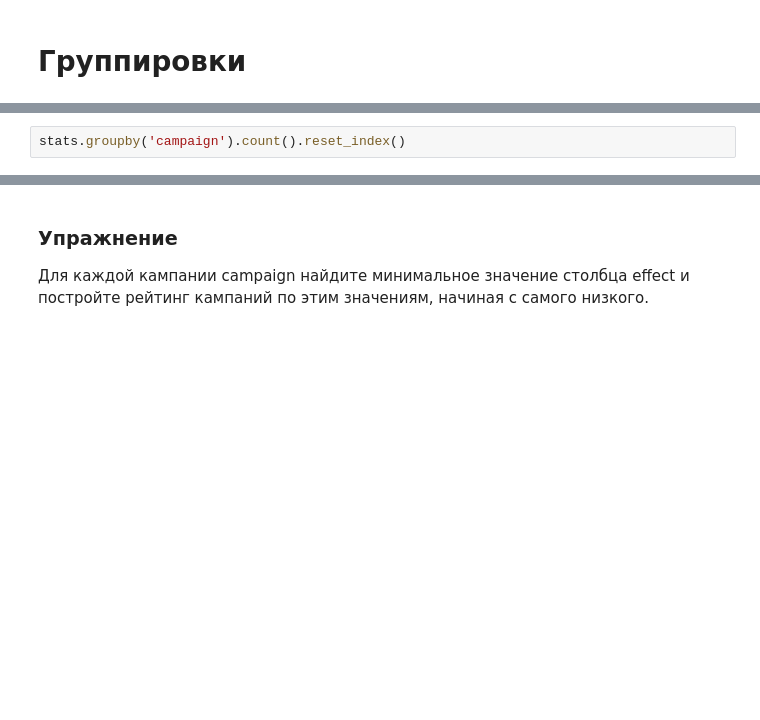
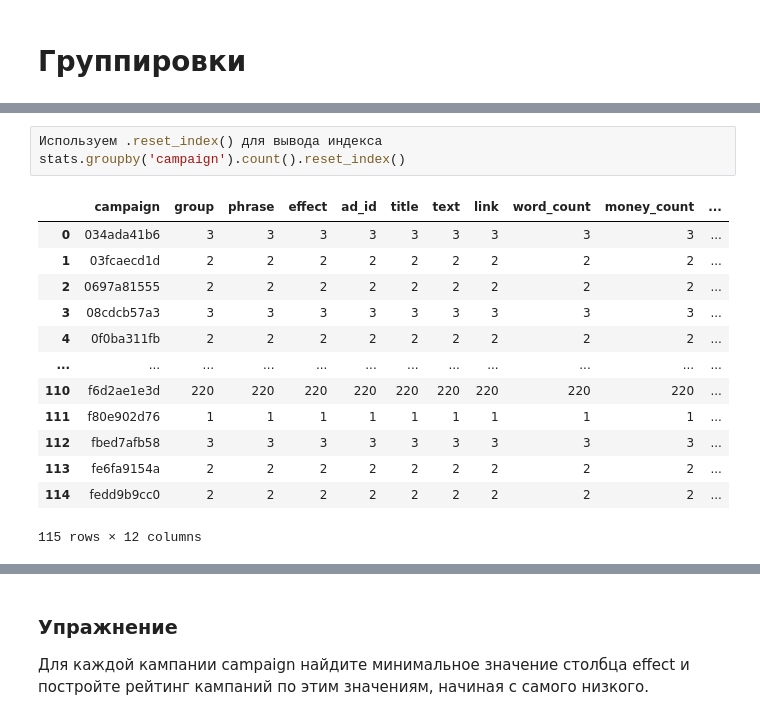
Before and after one commit to AlushevSergei/test1, a Jupyter notebook: Python_6_pandas.ipynb, the cells around one changed output, grey strips where cells are left out. Drawn from its saved outputs; the diff is of its cells as text; blank space fills up the shorter version.

```diff
--- a/Python_6_pandas.ipynb
+++ b/Python_6_pandas.ipynb
@@ -150,5 +334,20 @@ stats.index.values
 # %%
+Используем .reset_index() для вывода индекса
 stats.groupby('campaign').count().reset_index()
+# %% [output]
+|  | campaign | group | phrase | effect | ad_id | title | text | link | word_count | money_count | ... |
+| 0 | 034ada41b6 | 3 | 3 | 3 | 3 | 3 | 3 | 3 | 3 | 3 | ... |
+| 1 | 03fcaecd1d | 2 | 2 | 2 | 2 | 2 | 2 | 2 | 2 | 2 | ... |
+| 2 | 0697a81555 | 2 | 2 | 2 | 2 | 2 | 2 | 2 | 2 | 2 | ... |
+| 3 | 08cdcb57a3 | 3 | 3 | 3 | 3 | 3 | 3 | 3 | 3 | 3 | ... |
+| 4 | 0f0ba311fb | 2 | 2 | 2 | 2 | 2 | 2 | 2 | 2 | 2 | ... |
+| ... | ... | ... | ... | ... | ... | ... | ... | ... | ... | ... | ... |
+| 110 | f6d2ae1e3d | 220 | 220 | 220 | 220 | 220 | 220 | 220 | 220 | 220 | ... |
+| 111 | f80e902d76 | 1 | 1 | 1 | 1 | 1 | 1 | 1 | 1 | 1 | ... |
+| 112 | fbed7afb58 | 3 | 3 | 3 | 3 | 3 | 3 | 3 | 3 | 3 | ... |
+| 113 | fe6fa9154a | 2 | 2 | 2 | 2 | 2 | 2 | 2 | 2 | 2 | ... |
+| 114 | fedd9b9cc0 | 2 | 2 | 2 | 2 | 2 | 2 | 2 | 2 | 2 | ... |
+115 rows × 12 columns
 # %%
 # тоже самое, что с value_counts
 
```
Also changed, not shown: parts of 59 cells of this notebook.
